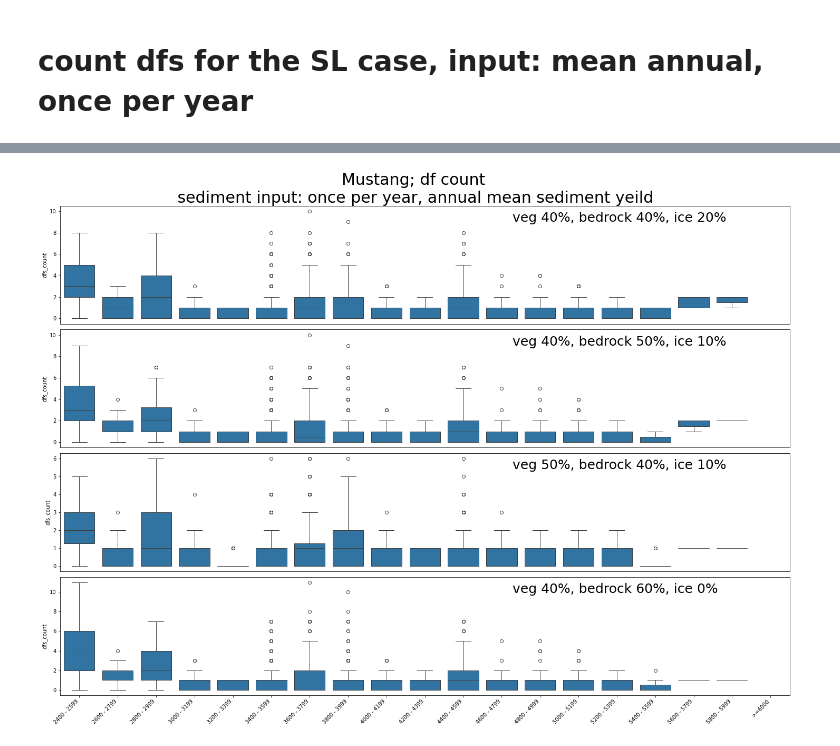
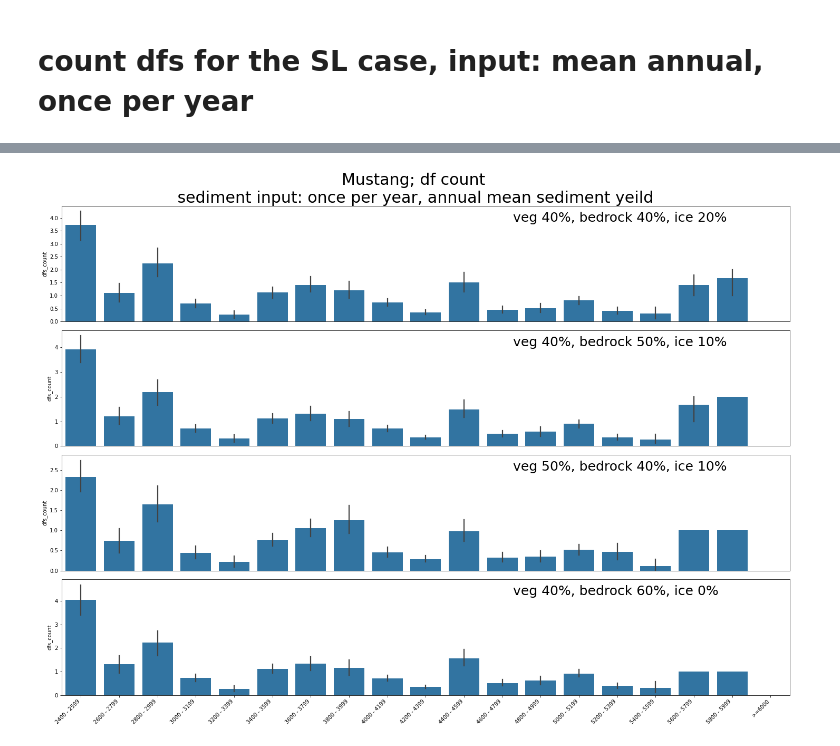
Before and after one commit to varyabazilova/sedcas_sediments_hma, a Jupyter notebook: 202406_modelruns/df_count.ipynb, the cells around one changed output, grey strips where cells are left out. Drawn from its saved outputs; the diff is of its cells as text; code cells hidden in the pictures.

Commit message:
df count monthly

```diff
--- a/202406_modelruns/df_count.ipynb
+++ b/202406_modelruns/df_count.ipynb
@@ -343,35 +345,35 @@ mosaic = fig.subplot_mosaic('''
                             ''')
 
 
-sns.boxplot(ax = mosaic['a'], x='elevation_bin', y='dfs_count', data=mustang1_melt)
-sns.boxplot(ax = mosaic['b'], x='elevation_bin', y='dfs_count', data=mustang2_melt)
-sns.boxplot(ax = mosaic['c'], x='elevation_bin', y='dfs_count', data=mustang3_melt)
-sns.boxplot(ax = mosaic['d'], x='elevation_bin', y='dfs_count', data=mustang4_melt)
+sns.barplot(ax = mosaic['a'], x='elevation_bin', y='dfs_count', data=mustang1_melt)
+sns.barplot(ax = mosaic['b'], x='elevation_bin', y='dfs_count', data=mustang2_melt)
+sns.barplot(ax = mosaic['c'], x='elevation_bin', y='dfs_count', data=mustang3_melt)
+sns.barplot(ax = mosaic['d'], x='elevation_bin', y='dfs_count', data=mustang4_melt)
 
 # Adding text to the top-left corner of each subplot
 mosaic['a'].text(0.62, 0.95, 'veg 40%, bedrock 40%, ice 20%', transform=mosaic['a'].transAxes, fontsize=25, verticalalignment='top')
 mosaic['b'].text(0.62, 0.95, 'veg 40%, bedrock 50%, ice 10%', transform=mosaic['b'].transAxes, fontsize=25, verticalalignment='top')
 mosaic['c'].text(0.62, 0.95, 'veg 50%, bedrock 40%, ice 10%', transform=mosaic['c'].transAxes, fontsize=25, verticalalignment='top')
 mosaic['d'].text(0.62, 0.95, 'veg 40%, bedrock 60%, ice 0%',  transform=mosaic['d'].transAxes, fontsize=25, verticalalignment='top')
 
 # Removing the x-axis label from all subplots
 mosaic['a'].set(xlabel=None)
 mosaic['b'].set(xlabel=None)
 mosaic['c'].set(xlabel=None)
 mosaic['d'].set(xlabel=None)
 
 # Hide x-ticks for all subplots except 'd'
 mosaic['a'].tick_params(axis='x', which='both', bottom=False, top=False, labelbottom=False)
 mosaic['b'].tick_params(axis='x', which='both', bottom=False, top=False, labelbottom=False)
 mosaic['c'].tick_params(axis='x', which='both', bottom=False, top=False, labelbottom=False)
 
 plt.setp(mosaic['d'].get_xticklabels(), rotation=45, ha="right")
 
 
 fig.suptitle('Mustang; df count \n sediment input: once per year, annual mean sediment yeild ', fontsize=30)
 
 
 
 plt.show()
 # %% [output]
-[figure, old version]
+[figure, new version]
```
Also changed, not shown: parts of 2 cells of this notebook, 6 other files.
